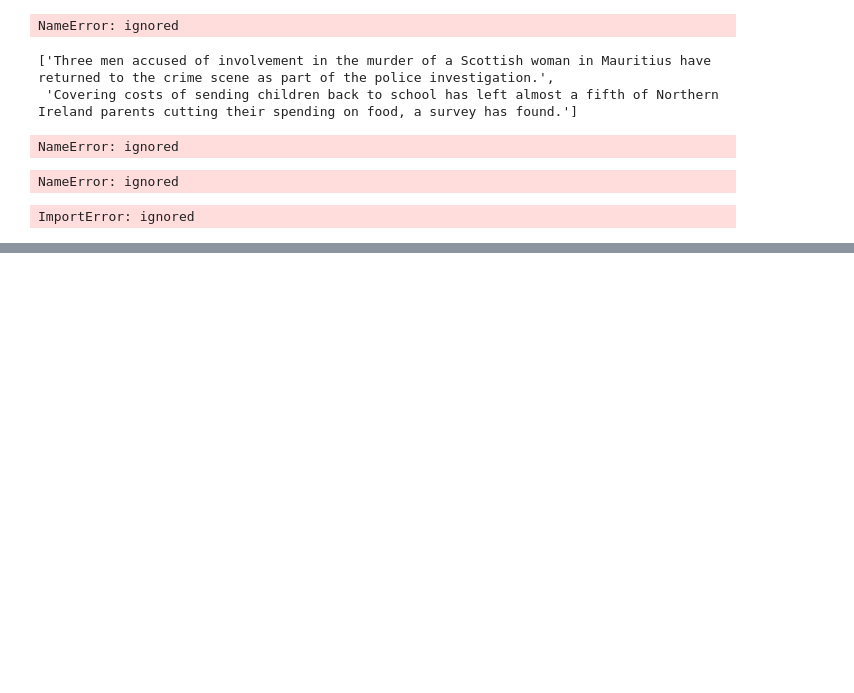
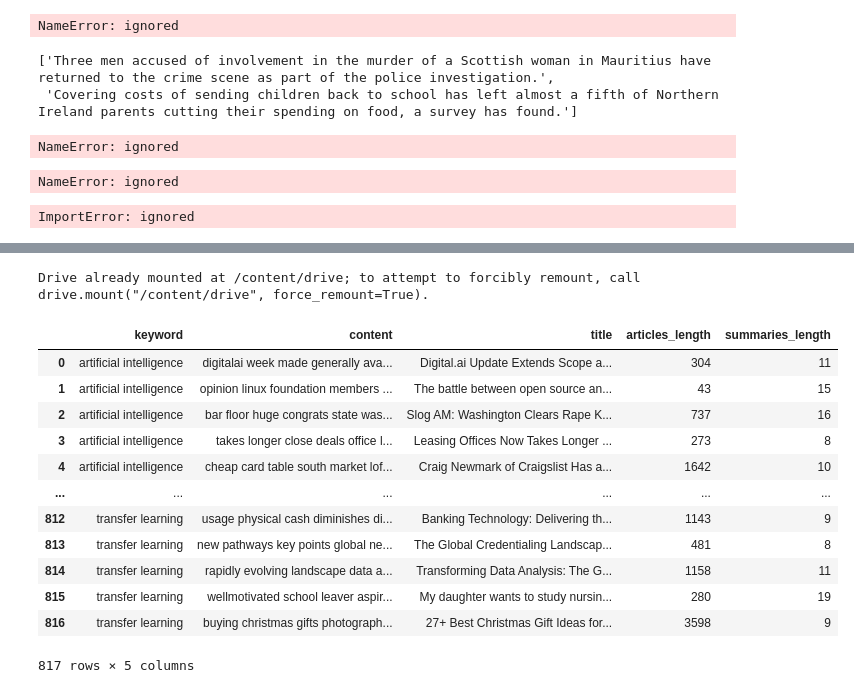
Before and after one commit to lavanyaasehgal/IntelliShorts, a Jupyter notebook: NLP_summarizer.ipynb, the cells around one changed output, grey strips where cells are left out. Drawn from its saved outputs; the diff is of its cells as text; code cells hidden in the pictures; blank space fills up the shorter version.

```diff
--- a/NLP_summarizer.ipynb
+++ b/NLP_summarizer.ipynb
@@ -1133,0 +1551,5 @@ ImportError: ignored
+# %%
+from google.colab import drive
+drive.mount('/content/drive')
+# %% [output]
+Drive already mounted at /content/drive; to attempt to forcibly remount, call drive.mount("/content/drive", force_remount=True).
@@ -1133,0 +1563,16 @@ ImportError: ignored
+# %%
+df
+# %% [output]
+|  | keyword | content | title | articles_length | summaries_length |
+| 0 | artificial intelligence | digitalai week made generally ava... | Digital.ai Update Extends Scope a... | 304 | 11 |
+| 1 | artificial intelligence | opinion linux foundation members ... | The battle between open source an... | 43 | 15 |
+| 2 | artificial intelligence | bar floor huge congrats state was... | Slog AM: Washington Clears Rape K... | 737 | 16 |
+| 3 | artificial intelligence | takes longer close deals office l... | Leasing Offices Now Takes Longer ... | 273 | 8 |
+| 4 | artificial intelligence | cheap card table south market lof... | Craig Newmark of Craigslist Has a... | 1642 | 10 |
+| ... | ... | ... | ... | ... | ... |
+| 812 | transfer learning | usage physical cash diminishes di... | Banking Technology: Delivering th... | 1143 | 9 |
+| 813 | transfer learning | new pathways key points global ne... | The Global Credentialing Landscap... | 481 | 8 |
+| 814 | transfer learning | rapidly evolving landscape data a... | Transforming Data Analysis: The G... | 1158 | 11 |
+| 815 | transfer learning | wellmotivated school leaver aspir... | My daughter wants to study nursin... | 280 | 19 |
+| 816 | transfer learning | buying christmas gifts photograph... | 27+ Best Christmas Gift Ideas for... | 3598 | 9 |
+817 rows × 5 columns
```
Also changed, not shown: parts of 70 cells of this notebook.
